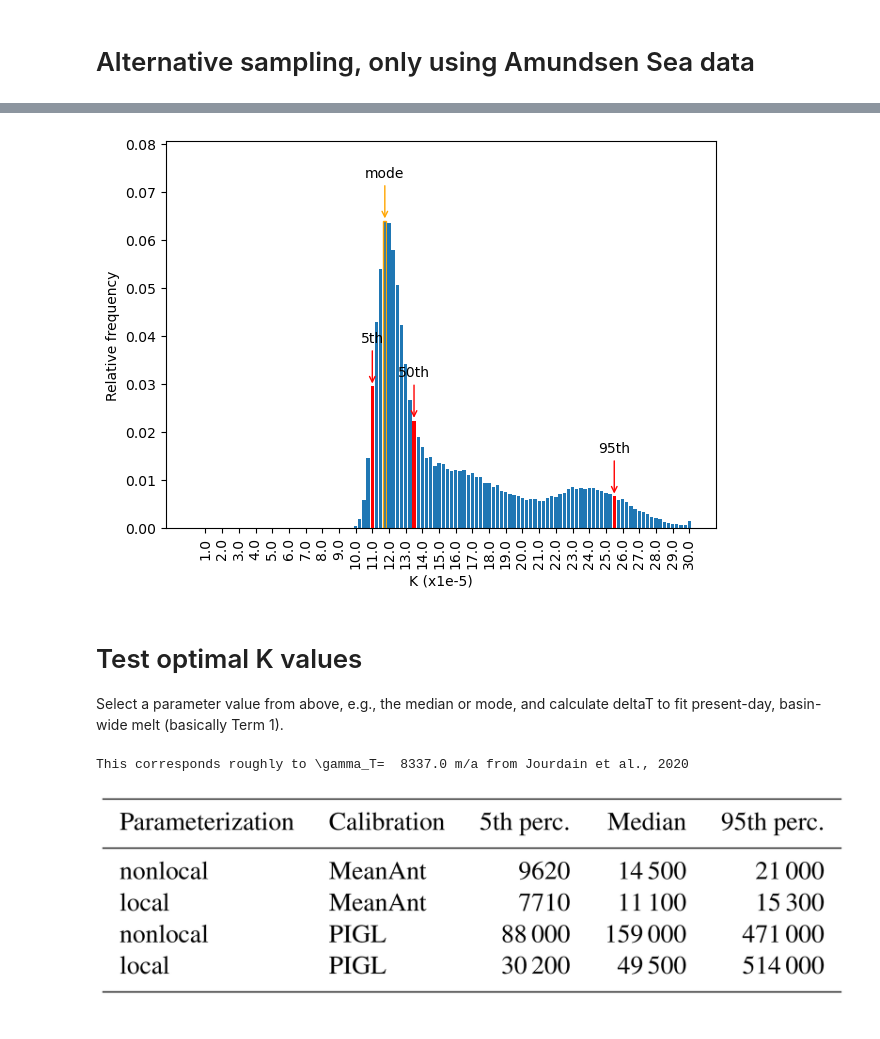
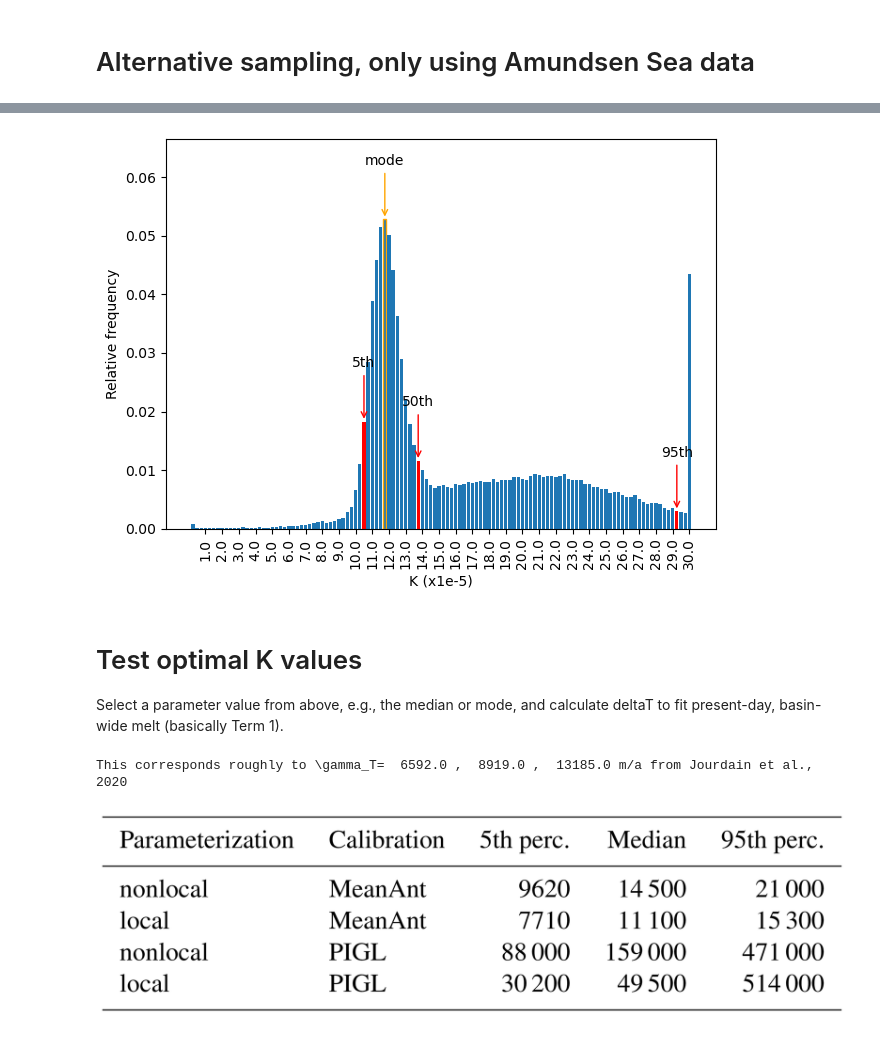
Before and after one commit to ismip/ismip7-antarctic-ocean-forcing, a Jupyter notebook: parameterisations/parameter_selection_quadratic_example_v2.ipynb, the cells around one changed output, grey strips where cells are left out. Saved outputs shown, nothing was run; the diff lists cells and outputs as text; code cells hidden in the pictures.

```diff
--- a/parameterisations/parameter_selection_quadratic_example_v2.ipynb
+++ b/parameterisations/parameter_selection_quadratic_example_v2.ipynb
@@ -332,7 +331,9 @@ region_label_m = xr.DataArray(labels, dims=pigdotson_mask_m.dims, coords=pigdots
 # %%
 # path will be without "parameterisations"
 
-MeltDataImbie = pd.read_csv(os.path.join(data_path, 'parameterisations','meltobs','Melt_Paolo_Err_Adusumilli_imbie2_v2.csv'), index_col=0) # Aggregated per imbier basin
+MeltDataImbie = pd.read_csv(os.path.join(data_path, 'parameterisations','meltobs','Melt_Paolo_Err_Adusumilli_imbie2_v3.csv'), index_col=0) # Aggregated per imbier basin
+# FIXME
+#MeltDataImbie = pd.read_csv('process_data/Adusumilli20/AdusumilliData_imbie2.csv', index_col=0) # Aggregated per imbier basin
 
 buttressing_target = xr.load_dataset(os.path.join(data_path, 'parameterisations', "meltobs","melt_target_term2.nc"))
 
@@ -451,12 +456,12 @@ t4_weights = t4_weights.where((t4_weights.year ==2009) | (t4_weights.year==2012)
 # %% [markdown]
 # Calculate objective function
 # %%
-sample_size=100000
+sample_size=10000
 
 min_p1, min_p2 = calculate_objective_function(
     sample_size,
     reso,
-    t1_model, t1_obs_mean, t1_obs_sigma,t1_weights,
+    t1_model, t1_obs_mean*2, t1_obs_sigma,t1_weights,
     t2_model, t2_obs_mean, t2_obs_sigma,t2_weights,
     t3_model, t3_obs_mean, t3_obs_sigma,t3_weights,
     t4_model, t4_obs_mean, t4_obs_sigma,t4_weights)
@@ -538,7 +543,7 @@ for i,val in enumerate(vals):
     ax.patches[bin_index].set_facecolor('red')
     bin_center = bin_index #(bin_edges[bin_index] + bin_edges[bin_index+1]) / 2
     plt.annotate(labs[i], xy=(bin_center, counts[bin_index]/sample_size),
-                 xytext=(bin_center, (counts[bin_index]+1000)/sample_size),
+                 xytext=(bin_center, (counts[bin_index]+sample_size/100)/sample_size),
                  ha='center', va='center',
                  arrowprops=dict(arrowstyle='->', color='red'))
 
@@ -547,7 +552,7 @@ for mode in [pd_ensemble.p1.values[np.argmax(counts) ]]: #modes[:1]:
     ax.patches[bin_index].set_edgecolor('orange')
     bin_center = bin_index
     plt.annotate('mode', xy=(bin_center, counts[bin_index]/sample_size),
-                 xytext=(bin_center, (counts[bin_index]+1000)/sample_size),
+                 xytext=(bin_center, (counts[bin_index]+sample_size/100)/sample_size),
                 ha='center', va='center',
                  arrowprops=dict(arrowstyle='->', color='orange'))
 
@@ -560,5 +565,5 @@ ax.set_ylim(0, ymax * 1.2)
 
 plt.tight_layout()
 
-plt.savefig(os.path.join(figure_dir,'Optimise_quadratic_sample10e5.png'))
+plt.savefig(os.path.join(figure_dir,'Optimise_quadratic_sample.png'))
 # %% [output]
@@ -615,8 +620,8 @@ t4_weights = xr.DataArray(
 )
 
 # Only sample PIG in 2009 and 2012
-#t4_weights = t4_weights.where(t4_weights.region == "pig", other=0)
-#t4_weights = t4_weights.where((t4_weights.year ==2009) | (t4_weights.year==2012)  ,other=0)
+t4_weights = t4_weights.where(t4_weights.region == "pig", other=0)
+t4_weights = t4_weights.where((t4_weights.year ==2009) | (t4_weights.year==2012)  ,other=0)
 # %%
 # Sample
 # %%
@@ -700,36 +707,36 @@ counts, bins = np.histogram(np.array(min_p1), bins= bin_edges)
 positions = np.arange(len(pd_ensemble.p1.values))
 ax.bar(positions, counts/sample_size, width=0.8)
 #ax.set_ylim([0,350])
 for i,val in enumerate(vals):
     bin_index = np.digitize(val, bin_edges) - 1
     ax.patches[bin_index].set_facecolor('red')
     bin_center = bin_index #(bin_edges[bin_index] + bin_edges[bin_index+1]) / 2
     plt.annotate(labs[i], xy=(bin_center, counts[bin_index]/sample_size),
-                 xytext=(bin_center, (counts[bin_index]+1000)/sample_size),
+                 xytext=(bin_center, (counts[bin_index]+sample_size/100)/sample_size),
                  ha='center', va='center',
                  arrowprops=dict(arrowstyle='->', color='red'))
 
 for mode in [pd_ensemble.p1.values[np.argmax(counts) ]]: #modes[:1]:
     bin_index = np.digitize(mode, bin_edges) - 1 # FIXME this is not working!
     ax.patches[bin_index].set_edgecolor('orange')
     bin_center = bin_index
     plt.annotate('mode', xy=(bin_center, counts[bin_index]/sample_size),
-                 xytext=(bin_center, (counts[bin_index]+1000)/sample_size),
+                 xytext=(bin_center, (counts[bin_index]+sample_size/100)/sample_size),
                 ha='center', va='center',
                  arrowprops=dict(arrowstyle='->', color='orange'))
 
 labels = np.round(pd_ensemble.p1.values*1e5, 1)
 ax.set_xticks(positions[3::4], labels[3::4], rotation=90)
 ax.set_xlabel('K (x1e-5)')
 ax.set_ylabel('Relative frequency')
 ymax = ax.get_ylim()[1]
 ax.set_ylim(0, ymax * 1.2)
 
 plt.tight_layout()
 
 plt.savefig(os.path.join(figure_dir,'Optimise_quadratic_sample10e5_ASE.png'))
 # %% [output]
-[figure, old version]
+[figure, new version]
 # %% [markdown]
 # Test optimal K values
 
@@ -743,8 +755,8 @@ S0=34.5
 sintheta = 2.9e-3
 gT_to_K = 2*abs(f_coriolis)*rho_sw/(rho_i*g*beta_coeff_lazero*S0*sintheta*yearinsec)
 
-print("This corresponds roughly to \gamma_T= ", np.round(K/gT_to_K), "m/a from Jourdain et al., 2020")
+print("This corresponds roughly to \gamma_T= ", np.round(K05/gT_to_K), ", ",np.round(K50/gT_to_K), ", ", np.round(K95/gT_to_K), "m/a from Jourdain et al., 2020")
 # %% [output]
-This corresponds roughly to \gamma_T=  8337.0 m/a from Jourdain et al., 2020
+This corresponds roughly to \gamma_T=  6592.0 ,  8919.0 ,  13185.0 m/a from Jourdain et al., 2020
 # %% [markdown]
 ![tc-14-3111-2020-t02-web.png](attachment:bcde3555-02af-425d-b253-39c5a2ecfe21.png)
```
Also changed, not shown: parts of 24 cells of this notebook.
